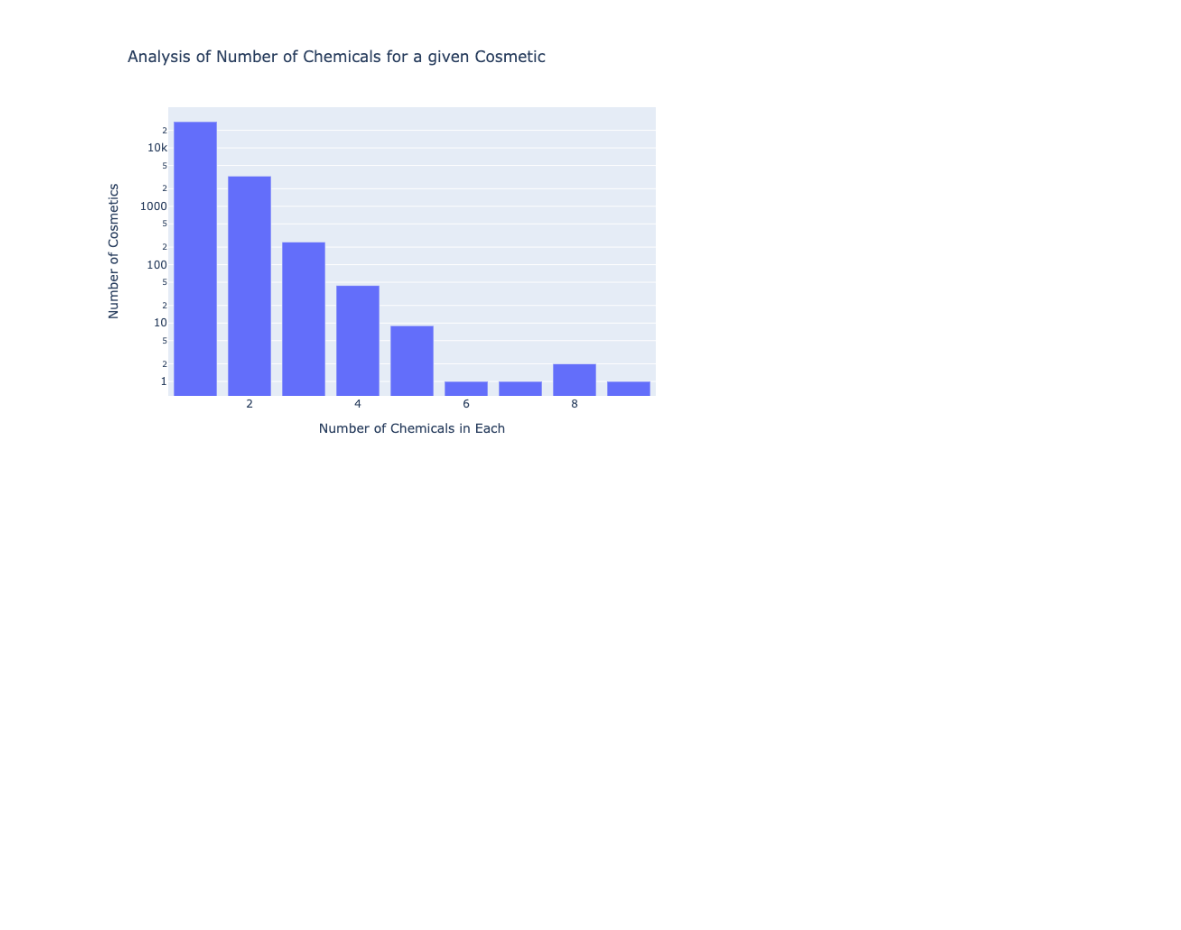
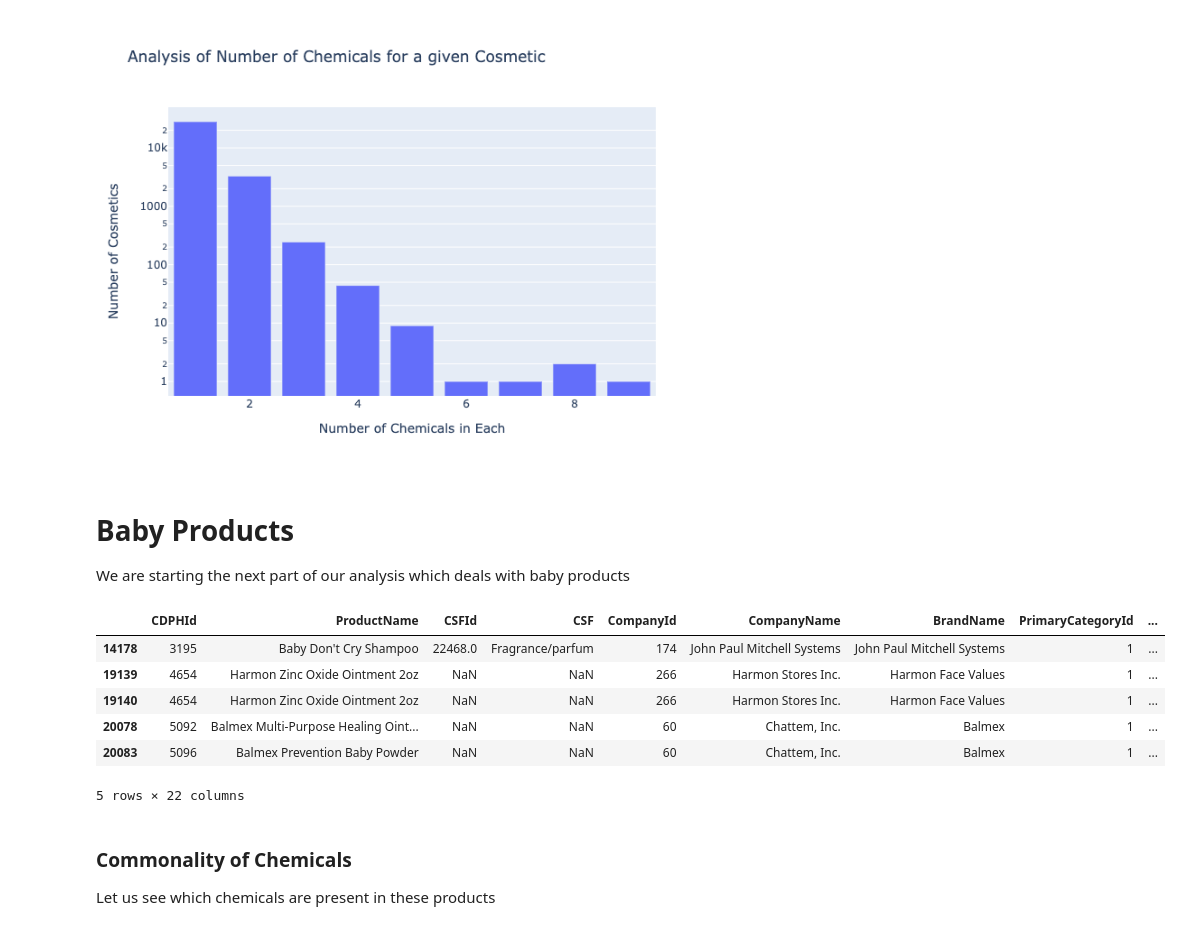
Before and after one commit to sumukshashidhar/cosmetic-chemical-analysis, a Jupyter notebook: Analysis.ipynb, the cells around one changed output. Drawn from its saved outputs; the diff is of its cells as text; code cells hidden in the pictures; blank space fills up the shorter version.

```diff
--- a/Analysis.ipynb
+++ b/Analysis.ipynb
@@ -122,3 +130,21 @@ img_bytes = fig.to_image(format="png")
 Image(img_bytes)
 # %% [output]
 [figure]
+# %% [markdown]
+# Baby Products
+
+We are starting the next part of our analysis which deals with baby products
+# %%
+baby_prod = df_n0.loc[df_n0['PrimaryCategory']=='Baby Products']
+baby_prod.head()
+# %% [output]
+|  | CDPHId | ProductName | CSFId | CSF | CompanyId | CompanyName | BrandName | PrimaryCategoryId | ... |
+| 14178 | 3195 | Baby Don't Cry Shampoo | 22468.0 | Fragrance/parfum | 174 | John Paul Mitchell Systems | John Paul Mitchell Systems | 1 | ... |
+| 19139 | 4654 | Harmon Zinc Oxide Ointment 2oz | NaN | NaN | 266 | Harmon Stores Inc. | Harmon Face Values | 1 | ... |
+| 19140 | 4654 | Harmon Zinc Oxide Ointment 2oz | NaN | NaN | 266 | Harmon Stores Inc. | Harmon Face Values | 1 | ... |
+| 20078 | 5092 | Balmex Multi-Purpose Healing Oint... | NaN | NaN | 60 | Chattem, Inc. | Balmex | 1 | ... |
+| 20083 | 5096 | Balmex Prevention Baby Powder | NaN | NaN | 60 | Chattem, Inc. | Balmex | 1 | ... |
+5 rows × 22 columns
+# %% [markdown]
+### Commonality of Chemicals
+Let us see which chemicals are present in these products
```
Also changed, not shown: parts of 4 cells of this notebook.
